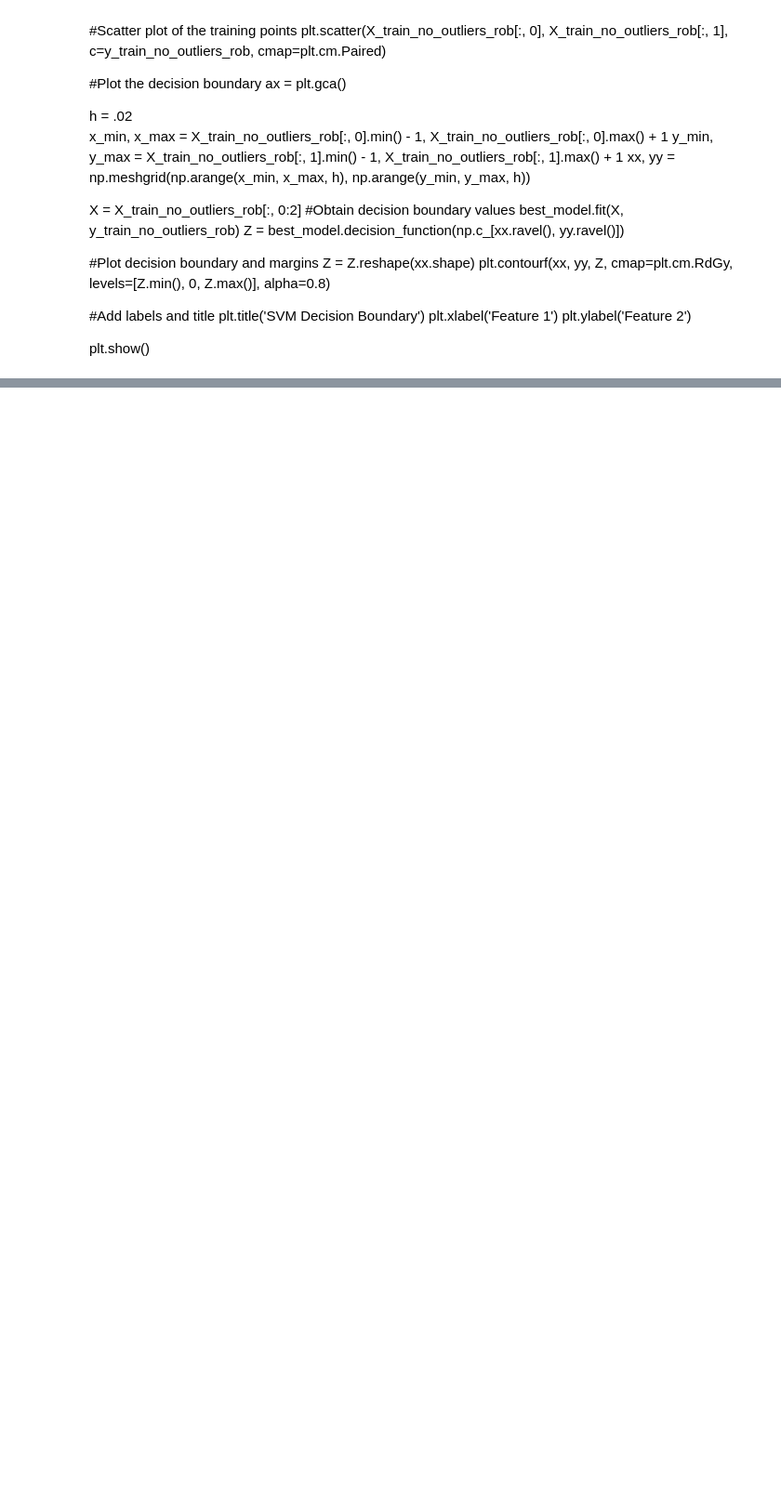
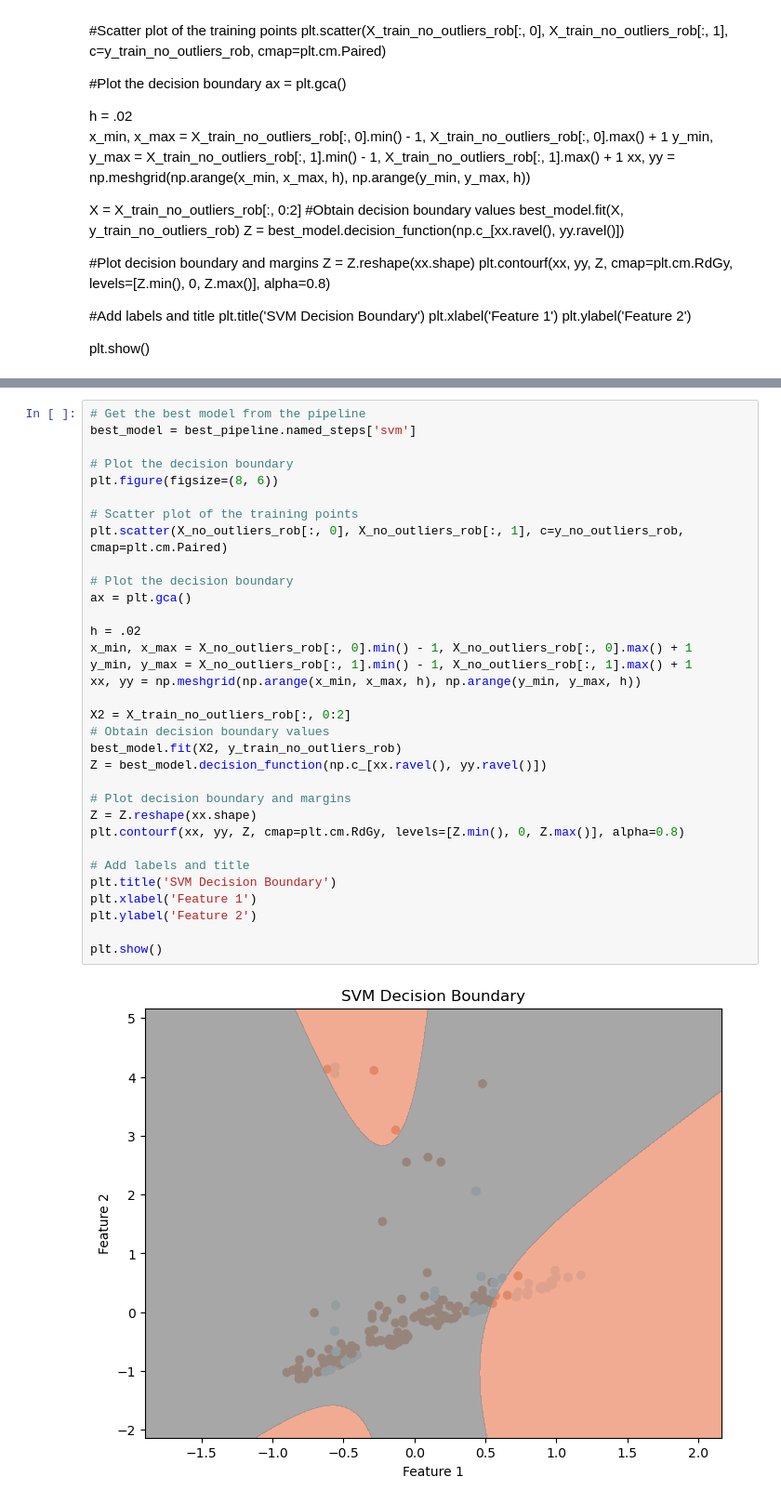
Before and after one commit to t-price/ML_project, a Jupyter notebook: Parkinsons_RobustScaler.ipynb, the cells around one changed output, grey strips where cells are left out. Shown at 93% size. Drawn from its saved outputs; the diff is of its cells as text; blank space fills up the shorter version.

```diff
--- a/Parkinsons_RobustScaler.ipynb
+++ b/Parkinsons_RobustScaler.ipynb
@@ -1596,0 +1773,35 @@ plt.show()
+# %%
+# Get the best model from the pipeline
+best_model = best_pipeline.named_steps['svm']
+
+# Plot the decision boundary
+plt.figure(figsize=(8, 6))
+
+# Scatter plot of the training points
+plt.scatter(X_no_outliers_rob[:, 0], X_no_outliers_rob[:, 1], c=y_no_outliers_rob, cmap=plt.cm.Paired)
+
+# Plot the decision boundary
+ax = plt.gca()
+
+h = .02
+x_min, x_max = X_no_outliers_rob[:, 0].min() - 1, X_no_outliers_rob[:, 0].max() + 1
+y_min, y_max = X_no_outliers_rob[:, 1].min() - 1, X_no_outliers_rob[:, 1].max() + 1
+xx, yy = np.meshgrid(np.arange(x_min, x_max, h), np.arange(y_min, y_max, h))
+
+X2 = X_train_no_outliers_rob[:, 0:2]
+# Obtain decision boundary values
+best_model.fit(X2, y_train_no_outliers_rob)
+Z = best_model.decision_function(np.c_[xx.ravel(), yy.ravel()])
+
+# Plot decision boundary and margins
+Z = Z.reshape(xx.shape)
+plt.contourf(xx, yy, Z, cmap=plt.cm.RdGy, levels=[Z.min(), 0, Z.max()], alpha=0.8)
+
+# Add labels and title
+plt.title('SVM Decision Boundary')
+plt.xlabel('Feature 1')
+plt.ylabel('Feature 2')
+
+plt.show()
+# %% [output]
+[figure, added]
```
Also changed, not shown: parts of 26 cells of this notebook, 4 other files.
